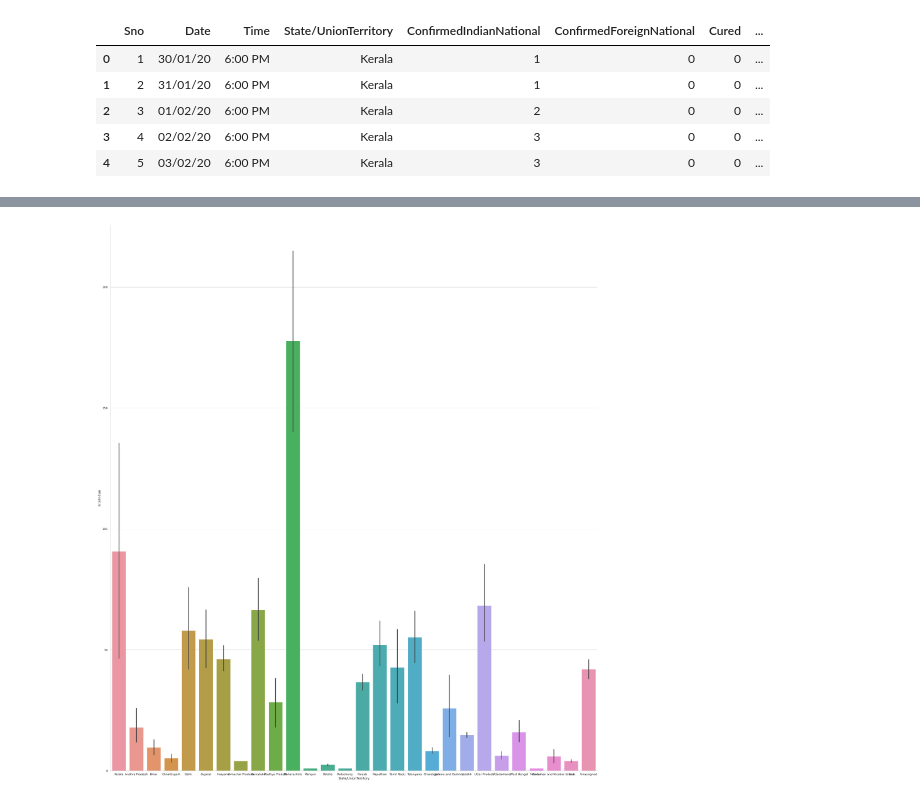
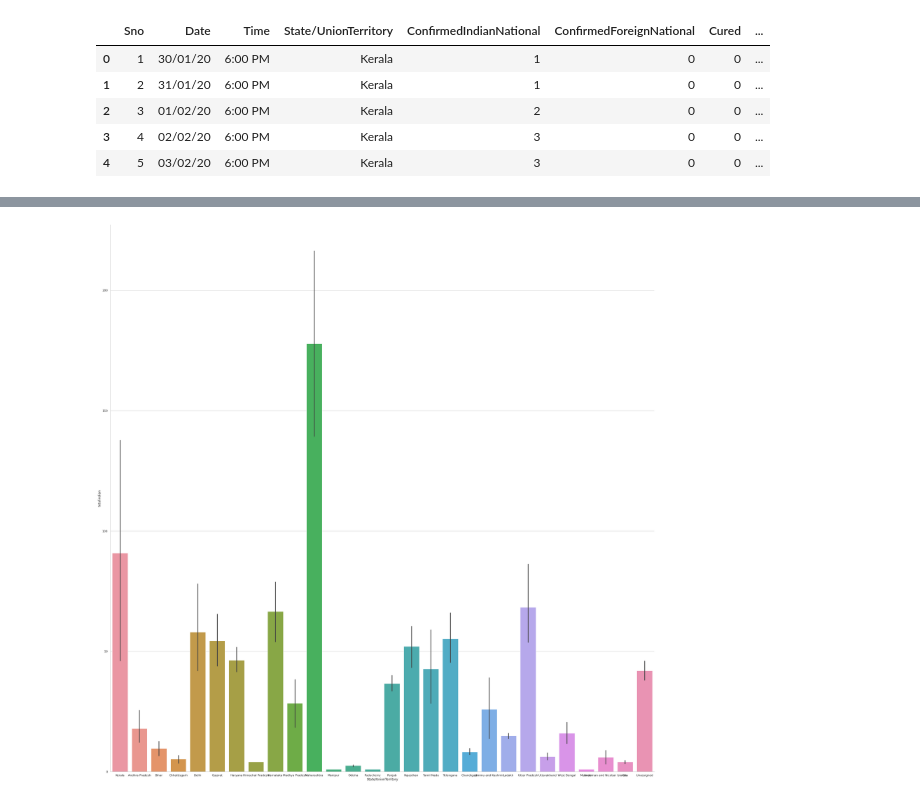
Before and after one commit to illuminati-80/prediction_project, a Jupyter notebook: covid-india-research.ipynb, the cells around one changed output, grey strips where cells are left out. Drawn from its saved outputs; the diff is of its cells as text; code cells hidden in the pictures.

```diff
--- a/covid-india-research.ipynb
+++ b/covid-india-research.ipynb
@@ -311,6 +312,6 @@ py.iplot(fig)
 [interactive output not drawn]
 # %%
 sb.set(style="whitegrid")
-ax = sb.catplot(x="State/UnionTerritory", y="totalindian", data=data_covid, kind = "bar", height = 30, aspect = 0.9)
+ax = sb.catplot(x="State/UnionTerritory", y="totalindian", data=data_covid, kind = "bar", height = 30, aspect = 1)
 # %% [output]
-[figure, old version]
+[figure, new version]
```
Also changed, not shown: parts of 1 cell of this notebook.
